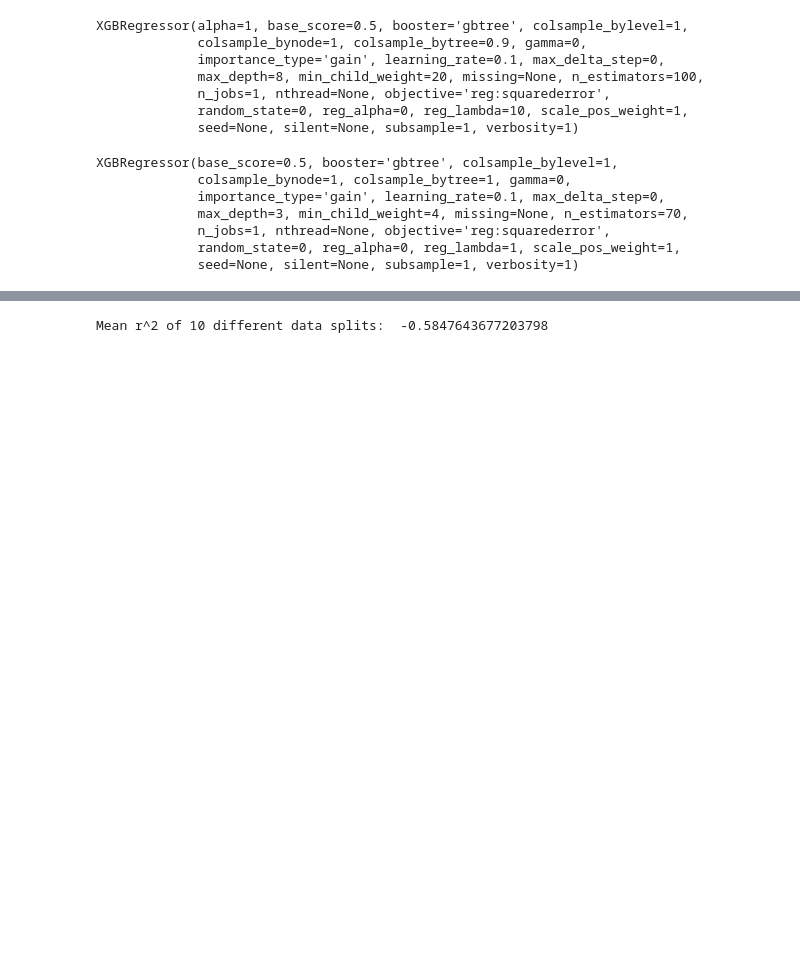
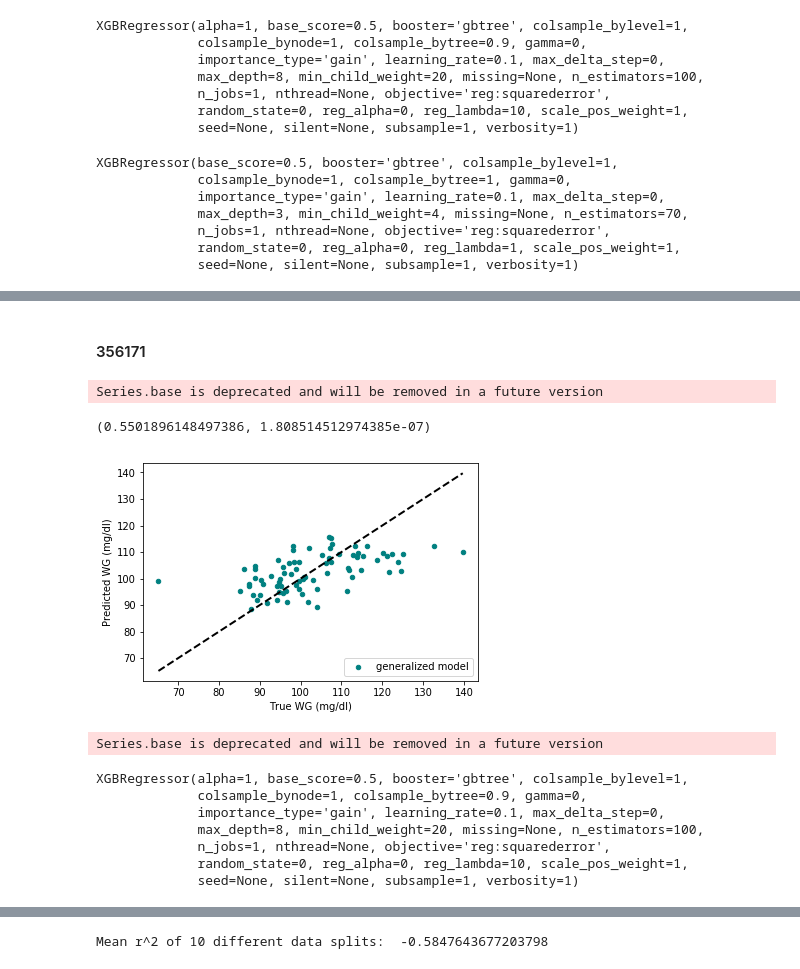
Before and after one commit to ElviraMingazova/MA_Thesis, a Jupyter notebook: Predictions from the diet and personal features.ipynb, the cells around one changed output, grey strips where cells are left out. Saved outputs shown, nothing was run; the diff lists cells and outputs as text; code cells hidden in the pictures; blank space fills up the shorter version.

```diff
--- a/Predictions from the diet and personal features.ipynb
+++ b/Predictions from the diet and personal features.ipynb
@@ -1866 +1869,4 @@ rc_91050_allf = X_y_no_persf.loc[('91050', slice(None)), :].drop(columns=['iAUC_
+# %%
+rc_533401_allf = X_y_no_persf.loc[('533401', slice(None)), :].drop(columns=['iAUC_b', 'iAUC_d', 'iAUC_l',
+       'iAUC_ld', 'std'])
 # %%
@@ -2207,0 +2232,48 @@ Setting feature_perturbation = "tree_path_dependent" because no background data
+# %% [markdown]
+#### 356171
+# %%
+X_y_df = rc_533401_allf
+
+X,y = X_y_df.iloc[:,0:-1], X_y_df.iloc[:,-1]
+
+bins = np.linspace(0, y.shape[0], 50)
+
+# Save your Y values in a new ndarray,
+# broken down by the bins created above.
+
+y_binned = np.digitize(y, bins)
+
+kfold = KFold(n_splits=len(y), random_state=7, shuffle=True)
+
+results = cross_val_predict(xgbr, X, y, cv=kfold.split(X, y_binned))
+#results = cross_val_predict(model, X, y, cv=X.shape[0])
+
+pred_real = pd.DataFrame(columns = ['y_test', 'y_pred'])
+pred_real['y_test']=y
+i=0
+for ind in y.index:
+    pred_real.loc[ind, 'y_pred']=results[i]
+    i = i+1
+print(pearsonr(pred_real['y_pred'], pred_real['y_test']))
+
+fig, ax = plt.subplots()
+ax.scatter(pred_real['y_test'], pred_real['y_pred'], c='teal', s=20, label='generalized model')
+ax.plot([y.min(), y.max()], [y.min(), y.max()], 'k--', lw=2)
+ax.set_xlabel('True WG (mg/dl)')
+ax.set_ylabel('Predicted WG (mg/dl)')
+plt.legend(loc='lower right')
+# plt.savefig('figures/356171_prediction_allf', dpi=150)
+plt.show()
+xgbr.fit(X,y)
+# %% [output]
+Series.base is deprecated and will be removed in a future version
+(0.5501896148497386, 1.808514512974385e-07)
+[figure, added]
+Series.base is deprecated and will be removed in a future version
+XGBRegressor(alpha=1, base_score=0.5, booster='gbtree', colsample_bylevel=1,
+             colsample_bynode=1, colsample_bytree=0.9, gamma=0,
+             importance_type='gain', learning_rate=0.1, max_delta_step=0,
+             max_depth=8, min_child_weight=20, missing=None, n_estimators=100,
+             n_jobs=1, nthread=None, objective='reg:squarederror',
+             random_state=0, reg_alpha=0, reg_lambda=10, scale_pos_weight=1,
+             seed=None, silent=None, subsample=1, verbosity=1)
```
Also changed, not shown: parts of 13 cells of this notebook, 2 other files.
